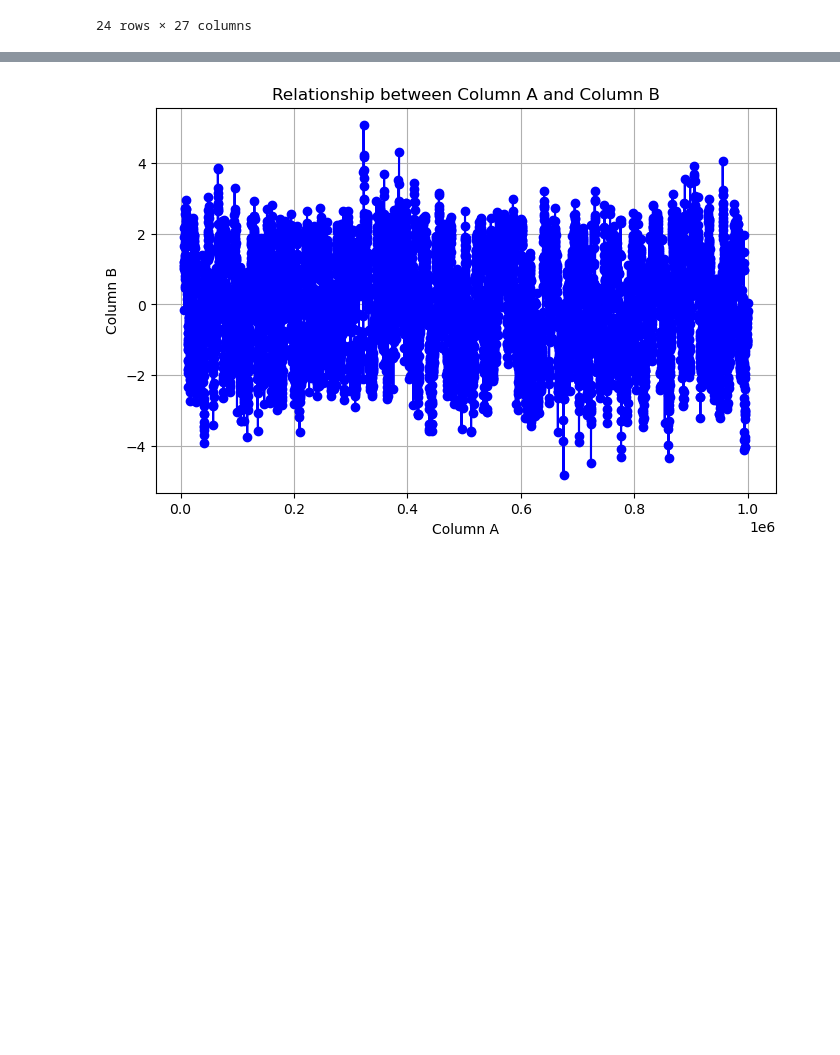
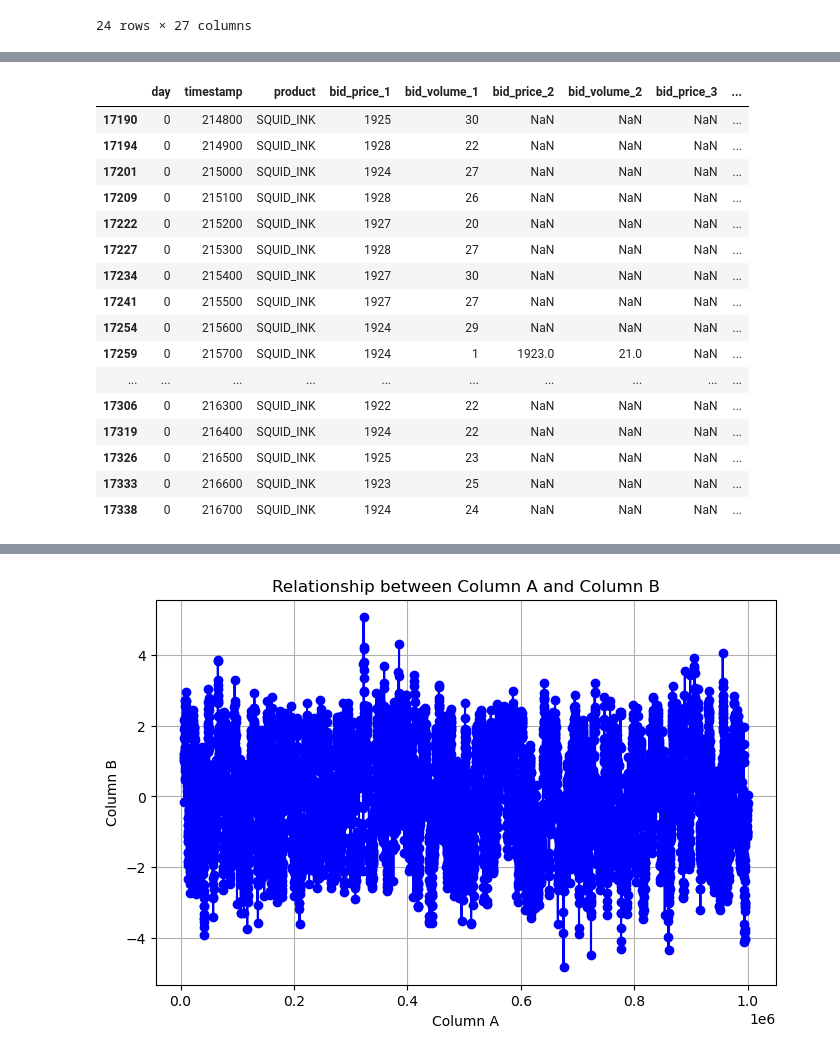
Before and after one commit to Edwin-yin/imc-prosperity-2, a Jupyter notebook: round1_new/ink_research.ipynb, the cells around one changed output, grey strips where cells are left out. Cells and saved outputs as stored; diff of their text form; code cells hidden in the pictures; blank space fills up the shorter version.

```diff
--- a/round1_new/ink_research.ipynb
+++ b/round1_new/ink_research.ipynb
@@ -176,0 +208,24 @@ for looking_back_window in [3,5,10,20,40,60,80,100,150]:
+# %%
+original_df_ink = copy.deepcopy(df[df['product'] == 'SQUID_INK'])
+trade_df_ink = copy.deepcopy(trade_df[trade_df['symbol'] == 'SQUID_INK'])
+#for i in [2158,3141,3392,4469,6354]:
+# %%
+original_df_ink.iloc[2158-10:2158+10]
+# %% [output]
+|  | day | timestamp | product | bid_price_1 | bid_volume_1 | bid_price_2 | bid_volume_2 | bid_price_3 | ... |
+| 17190 | 0 | 214800 | SQUID_INK | 1925 | 30 | NaN | NaN | NaN | ... |
+| 17194 | 0 | 214900 | SQUID_INK | 1928 | 22 | NaN | NaN | NaN | ... |
+| 17201 | 0 | 215000 | SQUID_INK | 1924 | 27 | NaN | NaN | NaN | ... |
+| 17209 | 0 | 215100 | SQUID_INK | 1928 | 26 | NaN | NaN | NaN | ... |
+| 17222 | 0 | 215200 | SQUID_INK | 1927 | 20 | NaN | NaN | NaN | ... |
+| 17227 | 0 | 215300 | SQUID_INK | 1928 | 27 | NaN | NaN | NaN | ... |
+| 17234 | 0 | 215400 | SQUID_INK | 1927 | 30 | NaN | NaN | NaN | ... |
+| 17241 | 0 | 215500 | SQUID_INK | 1927 | 27 | NaN | NaN | NaN | ... |
+| 17254 | 0 | 215600 | SQUID_INK | 1924 | 29 | NaN | NaN | NaN | ... |
+| 17259 | 0 | 215700 | SQUID_INK | 1924 | 1 | 1923.0 | 21.0 | NaN | ... |
+| ... | ... | ... | ... | ... | ... | ... | ... | ... | ... |
+| 17306 | 0 | 216300 | SQUID_INK | 1922 | 22 | NaN | NaN | NaN | ... |
+| 17319 | 0 | 216400 | SQUID_INK | 1924 | 22 | NaN | NaN | NaN | ... |
+| 17326 | 0 | 216500 | SQUID_INK | 1925 | 23 | NaN | NaN | NaN | ... |
+| 17333 | 0 | 216600 | SQUID_INK | 1923 | 25 | NaN | NaN | NaN | ... |
+| 17338 | 0 | 216700 | SQUID_INK | 1924 | 24 | NaN | NaN | NaN | ... |
```
Also changed, not shown: parts of 15 cells of this notebook, 3 other files.
